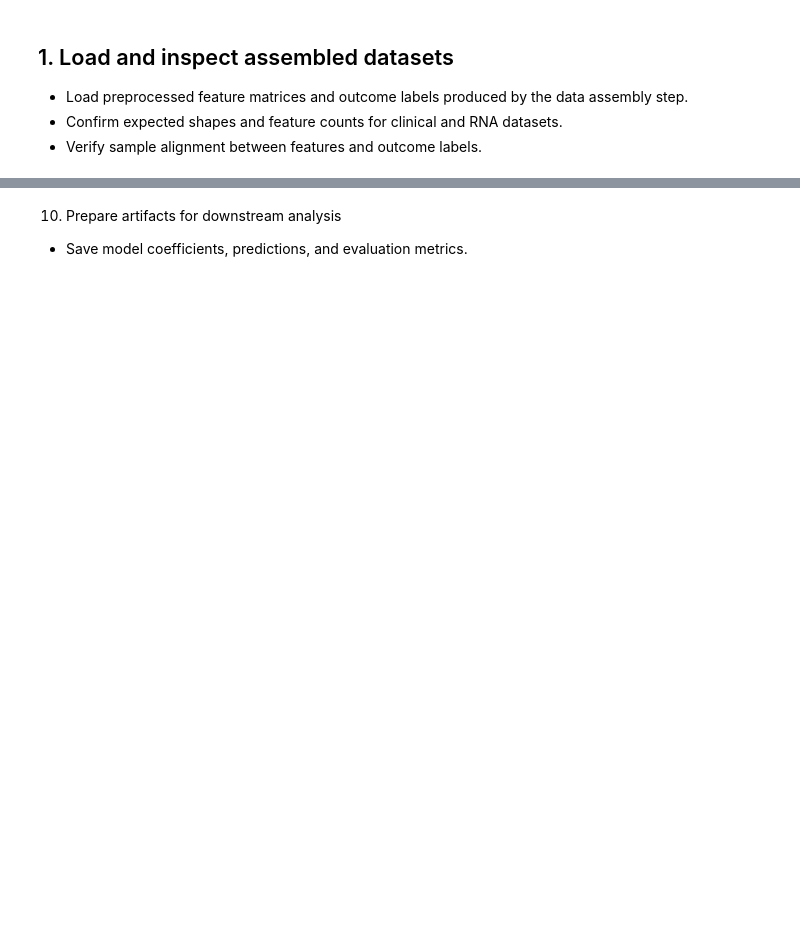
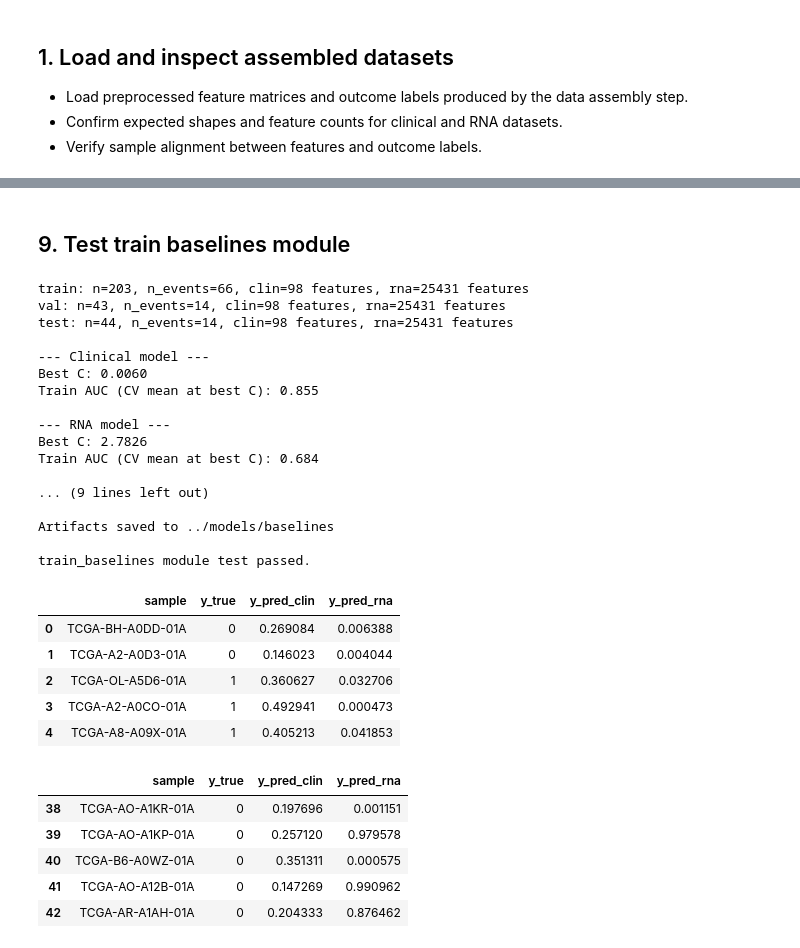
Before and after one commit to dpolioudakis/tcga-multimodal-survival, a Jupyter notebook: notebooks/06_train_baselines.ipynb, the cells around one changed output, grey strips where cells are left out. Drawn from its saved outputs; the diff is of its cells as text; code cells hidden in the pictures; blank space fills up the shorter version.

```diff
--- a/notebooks/06_train_baselines.ipynb
+++ b/notebooks/06_train_baselines.ipynb
@@ -247,4 +549,74 @@ display(results)
 # %% [markdown]
 
-10. Prepare artifacts for downstream analysis
-   - Save model coefficients, predictions, and evaluation metrics.
+## 9. Test train baselines module
+# %%
+# Test train baselines module - run the script and check it produces expected outputs without errors
+
+# Run train_baselines module via CLI
+result = subprocess.run(
+    [
+        sys.executable,
+        "../scripts/train_baselines.py",
+        "--assembled-dir", "../data/processed/assembled",
+        "--outdir", "../models/baselines",
+        "--random-state", "42",
+    ],
+    capture_output=True,
+    text=True,
+)
+print(result.stdout)
+if result.returncode != 0:
+    print(result.stderr)
+    raise RuntimeError(f"train_baselines.py failed with exit code {result.returncode}")
+
+# Load and validate artifacts match notebook-derived results
+outdir = Path("../models/baselines")
+
+with open(outdir / "clinical_model.pkl", "rb") as f:
+    lr_clin_loaded = pickle.load(f)
+with open(outdir / "rna_model.pkl", "rb") as f:
+    lr_rna_loaded = pickle.load(f)
+
+preds_val_df = pd.read_parquet(outdir / "predictions_val.parquet")
+preds_test_df = pd.read_parquet(outdir / "predictions_test.parquet")
+metrics = json.loads((outdir / "train_baselines_metadata.json").read_text())
+
+assert lr_clin_loaded.C_[0] == lr_clin.C_[0], "Clinical model C mismatch"
+assert lr_rna_loaded.C_[0] == lr_rna.C_[0], "RNA model C mismatch"
+assert len(preds_val_df) == len(y_val)
+assert len(preds_test_df) == len(y_test)
+assert np.allclose(preds_val_df["y_pred_clin"].values, y_val_pred_clin)
+assert np.allclose(preds_val_df["y_pred_rna"].values, y_val_pred_rna)
+
+print("train_baselines module test passed.")
+display(preds_val_df.head(), preds_val_df.tail())
+# %% [output]
+train: n=203, n_events=66, clin=98 features, rna=25431 features
+val: n=43, n_events=14, clin=98 features, rna=25431 features
+test: n=44, n_events=14, clin=98 features, rna=25431 features
+
+--- Clinical model ---
+Best C: 0.0060
+Train AUC (CV mean at best C): 0.855
+
+--- RNA model ---
+Best C: 2.7826
+Train AUC (CV mean at best C): 0.684
+
+... (9 lines left out)
+
+Artifacts saved to ../models/baselines
+
+train_baselines module test passed.
+|  | sample | y_true | y_pred_clin | y_pred_rna |
+| 0 | TCGA-BH-A0DD-01A | 0 | 0.269084 | 0.006388 |
+| 1 | TCGA-A2-A0D3-01A | 0 | 0.146023 | 0.004044 |
+| 2 | TCGA-OL-A5D6-01A | 1 | 0.360627 | 0.032706 |
+| 3 | TCGA-A2-A0CO-01A | 1 | 0.492941 | 0.000473 |
+| 4 | TCGA-A8-A09X-01A | 1 | 0.405213 | 0.041853 |
+|  | sample | y_true | y_pred_clin | y_pred_rna |
+| 38 | TCGA-AO-A1KR-01A | 0 | 0.197696 | 0.001151 |
+| 39 | TCGA-AO-A1KP-01A | 0 | 0.257120 | 0.979578 |
+| 40 | TCGA-B6-A0WZ-01A | 0 | 0.351311 | 0.000575 |
+| 41 | TCGA-AO-A12B-01A | 0 | 0.147269 | 0.990962 |
+| 42 | TCGA-AR-A1AH-01A | 0 | 0.204333 | 0.876462 |
```
Also changed, not shown: parts of 23 cells of this notebook, 8 other files.
